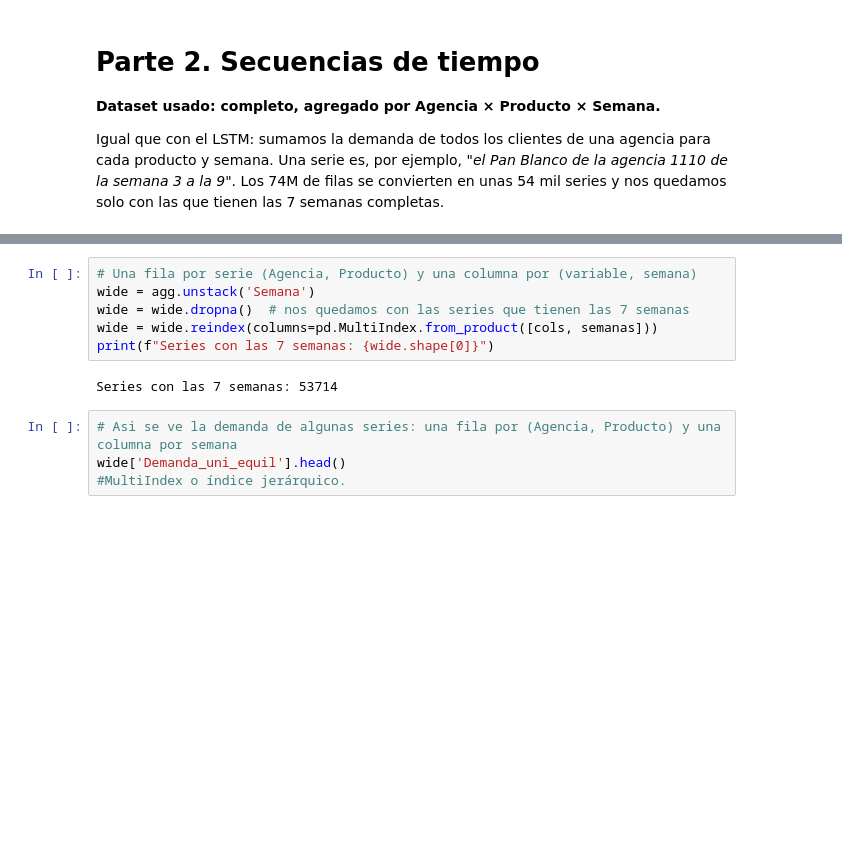
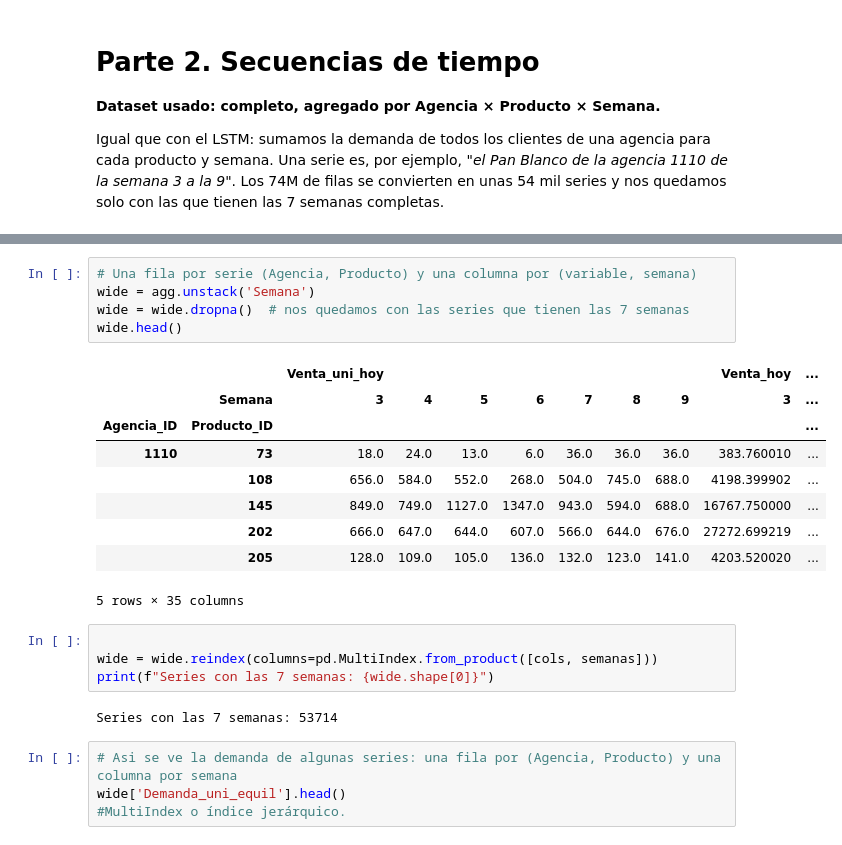
Before and after one commit to Alexis6am/AI_DeepLearning, a Jupyter notebook: ai/DL_SVM_MLflow.ipynb, the cells around one changed output, grey strips where cells are left out. Cells and saved outputs as stored; diff of their text form; blank space fills up the shorter version.

```diff
--- a/ai/DL_SVM_MLflow.ipynb
+++ b/ai/DL_SVM_MLflow.ipynb
@@ -209,11 +209,24 @@ agg.head()
 # %%
 # Una fila por serie (Agencia, Producto) y una columna por (variable, semana)
 wide = agg.unstack('Semana')
 wide = wide.dropna()  # nos quedamos con las series que tienen las 7 semanas
-wide = wide.reindex(columns=pd.MultiIndex.from_product([cols, semanas]))
-print(f"Series con las 7 semanas: {wide.shape[0]}")
+wide.head()
 # %% [output]
+|  |  | Venta_uni_hoy |  |  |  |  |  |  | Venta_hoy | ... |
+|  | Semana | 3 | 4 | 5 | 6 | 7 | 8 | 9 | 3 | ... |
+| Agencia_ID | Producto_ID |  |  |  |  |  |  |  |  | ... |
+| 1110 | 73 | 18.0 | 24.0 | 13.0 | 6.0 | 36.0 | 36.0 | 36.0 | 383.760010 | ... |
+|  | 108 | 656.0 | 584.0 | 552.0 | 268.0 | 504.0 | 745.0 | 688.0 | 4198.399902 | ... |
+|  | 145 | 849.0 | 749.0 | 1127.0 | 1347.0 | 943.0 | 594.0 | 688.0 | 16767.750000 | ... |
+|  | 202 | 666.0 | 647.0 | 644.0 | 607.0 | 566.0 | 644.0 | 676.0 | 27272.699219 | ... |
+|  | 205 | 128.0 | 109.0 | 105.0 | 136.0 | 132.0 | 123.0 | 141.0 | 4203.520020 | ... |
-Series con las 7 semanas: 53714
+5 rows × 35 columns
+# %%
+
+wide = wide.reindex(columns=pd.MultiIndex.from_product([cols, semanas]))
+print(f"Series con las 7 semanas: {wide.shape[0]}")
+# %% [output]
+Series con las 7 semanas: 53714
 # %%
 # Asi se ve la demanda de algunas series: una fila por (Agencia, Producto) y una columna por semana
 wide['Demanda_uni_equil'].head()
```
Also changed, not shown: parts of 15 cells of this notebook, 1 other file.
